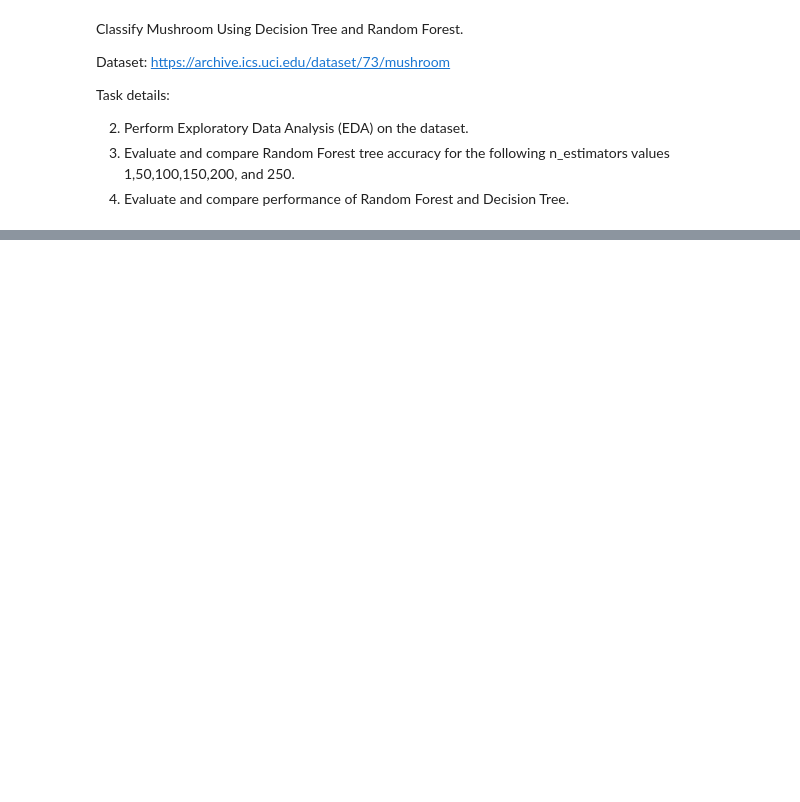
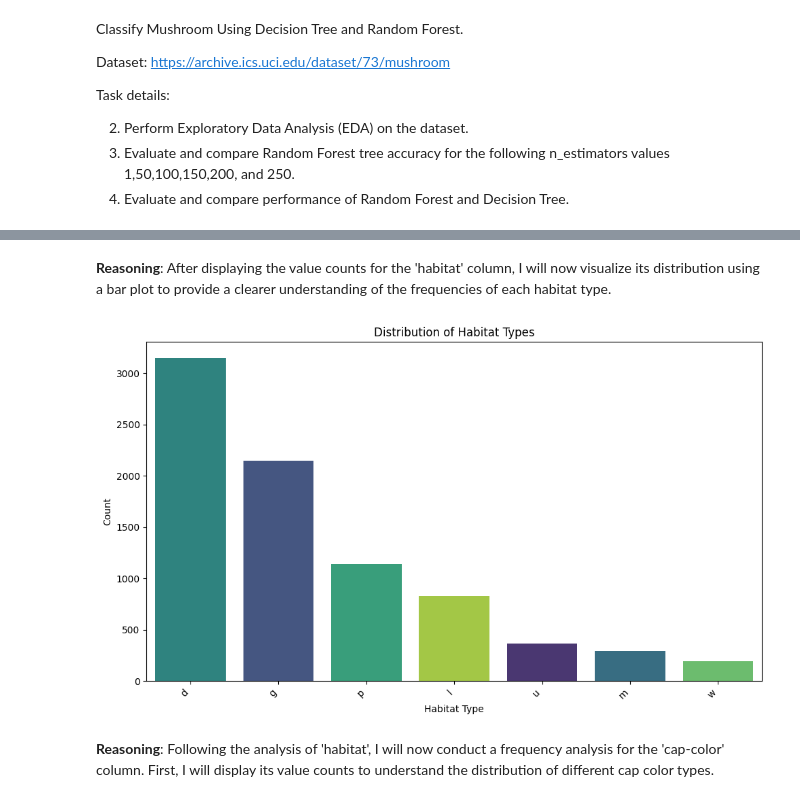
Before and after one commit to Safa30/CSE475_Machine_Learning, a Jupyter notebook: Lab/lab_1/Lab1_Decision_Tree_and_Random_Forest.ipynb, the cells around one changed output, grey strips where cells are left out. Cells and saved outputs as stored; diff of their text form; code cells hidden in the pictures; blank space fills up the shorter version.

```diff
--- a/Lab/lab_1/Lab1_Decision_Tree_and_Random_Forest.ipynb
+++ b/Lab/lab_1/Lab1_Decision_Tree_and_Random_Forest.ipynb
@@ -438,0 +336,17 @@ Task details:
+# %% [markdown]
+**Reasoning**:
+After displaying the value counts for the 'habitat' column, I will now visualize its distribution using a bar plot to provide a clearer understanding of the frequencies of each habitat type.
+# %%
+plt.figure(figsize=(10, 6))
+sns.countplot(data=df, x='habitat', order=df['habitat'].value_counts().index, palette='viridis', hue='habitat', legend=False)
+plt.title('Distribution of Habitat Types')
+plt.xlabel('Habitat Type')
+plt.ylabel('Count')
+plt.xticks(rotation=45, ha='right')
+plt.tight_layout()
+plt.show()
+# %% [output]
+[figure, added]
+# %% [markdown]
+**Reasoning**:
+Following the analysis of 'habitat', I will now conduct a frequency analysis for the 'cap-color' column. First, I will display its value counts to understand the distribution of different cap color types.
```
Also changed, not shown: parts of 65 cells of this notebook.
